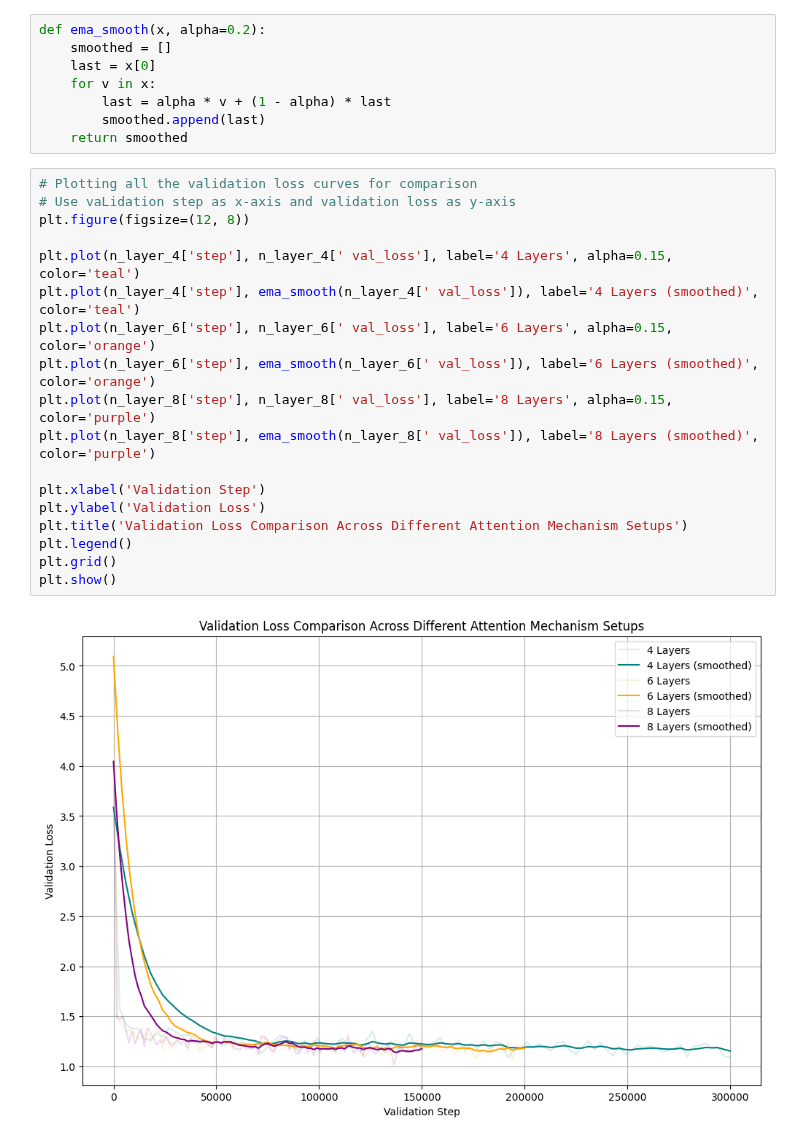
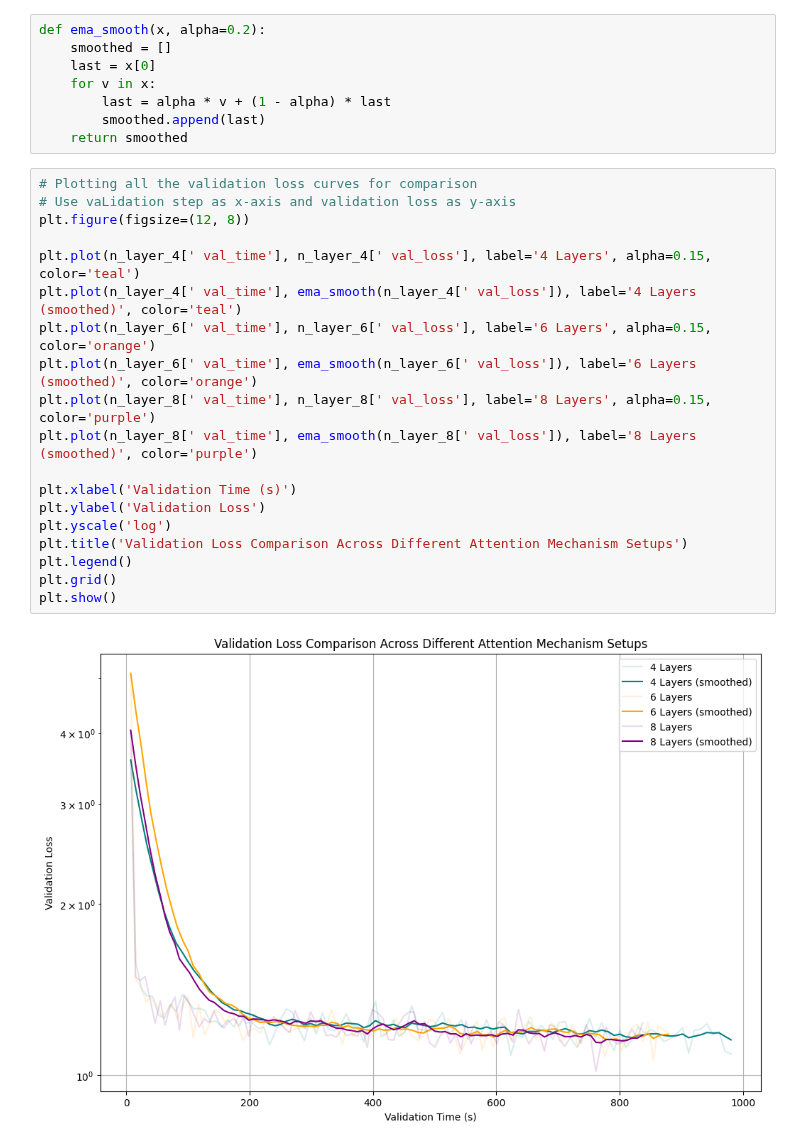
Before and after one commit to robbiechia/character_LLM, a Jupyter notebook: ablations/5.model_params/6.1.n_layers/results_comparison.ipynb, the cells around one changed output. Saved outputs shown, nothing was run; the diff lists cells and outputs as text.

```diff
--- a/ablations/5.model_params/6.1.n_layers/results_comparison.ipynb
+++ b/ablations/5.model_params/6.1.n_layers/results_comparison.ipynb
@@ -17,23 +17,24 @@ def ema_smooth(x, alpha=0.2):
 # %%
 # Plotting all the validation loss curves for comparison
 # Use vaLidation step as x-axis and validation loss as y-axis
 plt.figure(figsize=(12, 8))
 
-plt.plot(n_layer_4['step'], n_layer_4[' val_loss'], label='4 Layers', alpha=0.15, color='teal')
-plt.plot(n_layer_4['step'], ema_smooth(n_layer_4[' val_loss']), label='4 Layers (smoothed)', color='teal')
-plt.plot(n_layer_6['step'], n_layer_6[' val_loss'], label='6 Layers', alpha=0.15, color='orange')
-plt.plot(n_layer_6['step'], ema_smooth(n_layer_6[' val_loss']), label='6 Layers (smoothed)', color='orange')
-plt.plot(n_layer_8['step'], n_layer_8[' val_loss'], label='8 Layers', alpha=0.15, color='purple')
-plt.plot(n_layer_8['step'], ema_smooth(n_layer_8[' val_loss']), label='8 Layers (smoothed)', color='purple')
+plt.plot(n_layer_4[' val_time'], n_layer_4[' val_loss'], label='4 Layers', alpha=0.15, color='teal')
+plt.plot(n_layer_4[' val_time'], ema_smooth(n_layer_4[' val_loss']), label='4 Layers (smoothed)', color='teal')
+plt.plot(n_layer_6[' val_time'], n_layer_6[' val_loss'], label='6 Layers', alpha=0.15, color='orange')
+plt.plot(n_layer_6[' val_time'], ema_smooth(n_layer_6[' val_loss']), label='6 Layers (smoothed)', color='orange')
+plt.plot(n_layer_8[' val_time'], n_layer_8[' val_loss'], label='8 Layers', alpha=0.15, color='purple')
+plt.plot(n_layer_8[' val_time'], ema_smooth(n_layer_8[' val_loss']), label='8 Layers (smoothed)', color='purple')
 
-plt.xlabel('Validation Step')
+plt.xlabel('Validation Time (s)')
 plt.ylabel('Validation Loss')
+plt.yscale('log')
 plt.title('Validation Loss Comparison Across Different Attention Mechanism Setups')
 plt.legend()
 plt.grid()
 plt.show()
 # %% [output]
-[figure, old version]
+[figure, new version]
 # %%
 # Plotting all the validation accuracy curves for comparison
 plt.figure(figsize=(12, 8))
```
Also changed, not shown: parts of 2 cells of this notebook, 11 other files.
